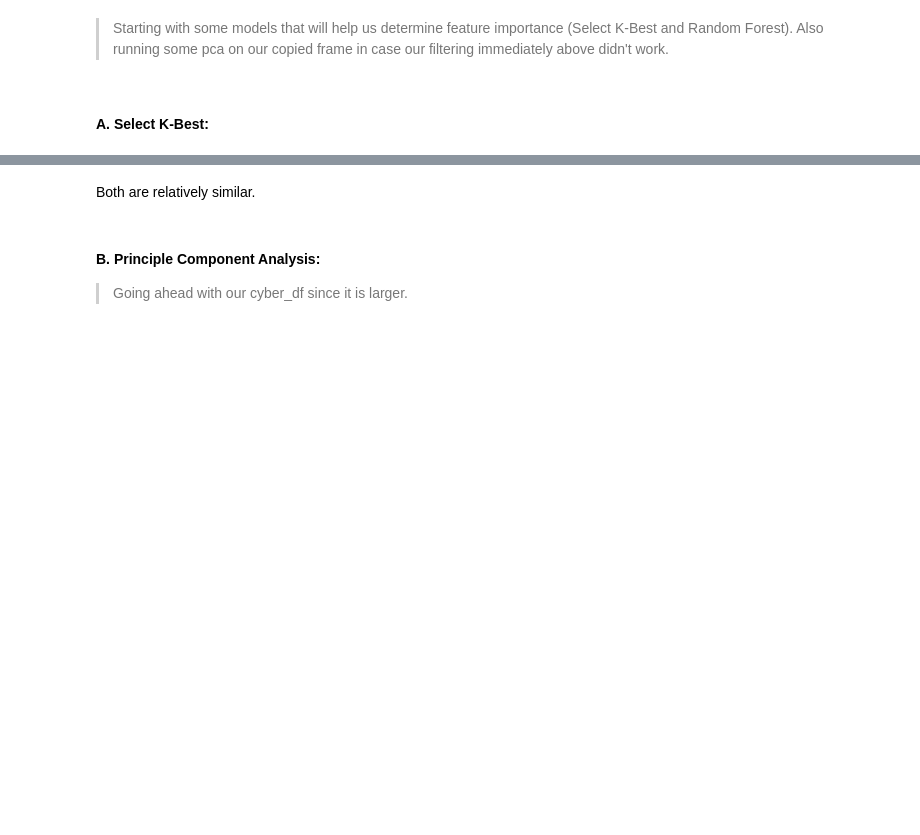
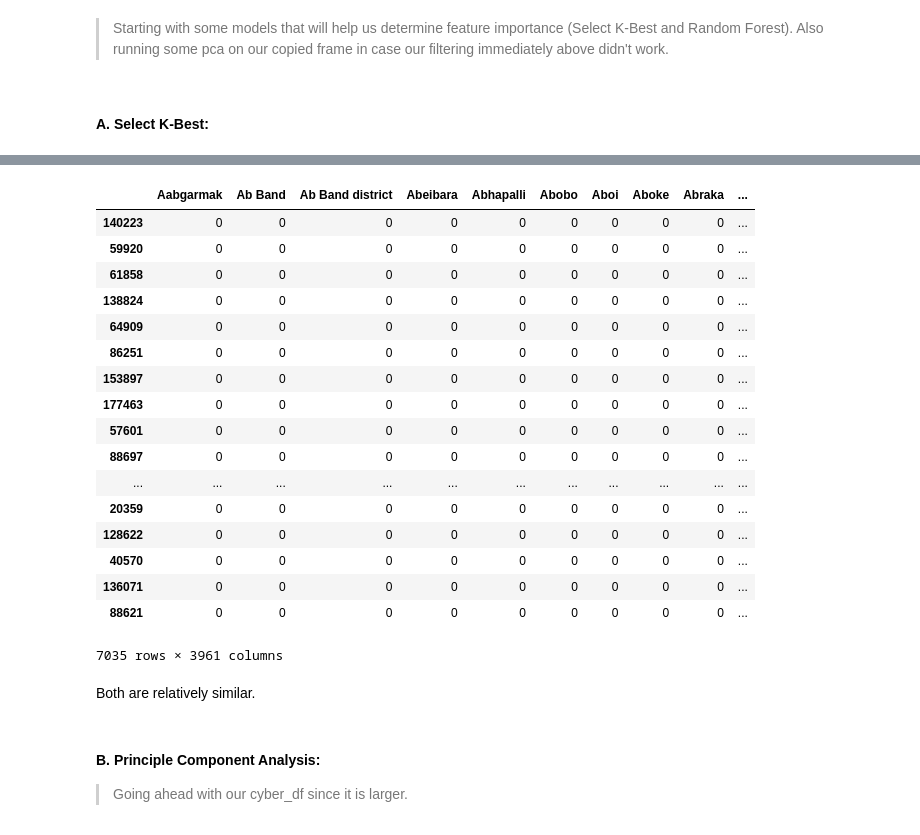
Before and after one commit to Begecky/Thinkful_Materials, a Jupyter notebook: CyberTerrorism2.ipynb, the cells around one changed output, grey strips where cells are left out. Saved outputs shown, nothing was run; the diff lists cells and outputs as text; code cells hidden in the pictures; blank space fills up the shorter version.

```diff
--- a/CyberTerrorism2.ipynb
+++ b/CyberTerrorism2.ipynb
@@ -688,3 +855,24 @@ SKB_2_df
+# %%
+X_cities_train
+# %% [output]
+|  | Aabgarmak | Ab Band | Ab Band district | Abeibara | Abhapalli | Abobo | Aboi | Aboke | Abraka | ... |
+| 140223 | 0 | 0 | 0 | 0 | 0 | 0 | 0 | 0 | 0 | ... |
+| 59920 | 0 | 0 | 0 | 0 | 0 | 0 | 0 | 0 | 0 | ... |
+| 61858 | 0 | 0 | 0 | 0 | 0 | 0 | 0 | 0 | 0 | ... |
+| 138824 | 0 | 0 | 0 | 0 | 0 | 0 | 0 | 0 | 0 | ... |
+| 64909 | 0 | 0 | 0 | 0 | 0 | 0 | 0 | 0 | 0 | ... |
+| 86251 | 0 | 0 | 0 | 0 | 0 | 0 | 0 | 0 | 0 | ... |
+| 153897 | 0 | 0 | 0 | 0 | 0 | 0 | 0 | 0 | 0 | ... |
+| 177463 | 0 | 0 | 0 | 0 | 0 | 0 | 0 | 0 | 0 | ... |
+| 57601 | 0 | 0 | 0 | 0 | 0 | 0 | 0 | 0 | 0 | ... |
+| 88697 | 0 | 0 | 0 | 0 | 0 | 0 | 0 | 0 | 0 | ... |
+| ... | ... | ... | ... | ... | ... | ... | ... | ... | ... | ... |
+| 20359 | 0 | 0 | 0 | 0 | 0 | 0 | 0 | 0 | 0 | ... |
+| 128622 | 0 | 0 | 0 | 0 | 0 | 0 | 0 | 0 | 0 | ... |
+| 40570 | 0 | 0 | 0 | 0 | 0 | 0 | 0 | 0 | 0 | ... |
+| 136071 | 0 | 0 | 0 | 0 | 0 | 0 | 0 | 0 | 0 | ... |
+| 88621 | 0 | 0 | 0 | 0 | 0 | 0 | 0 | 0 | 0 | ... |
+7035 rows × 3961 columns
 # %% [markdown]
 Both are relatively similar.
 # %% [markdown]
```
Also changed, not shown: parts of 34 cells of this notebook, 1 other file.
